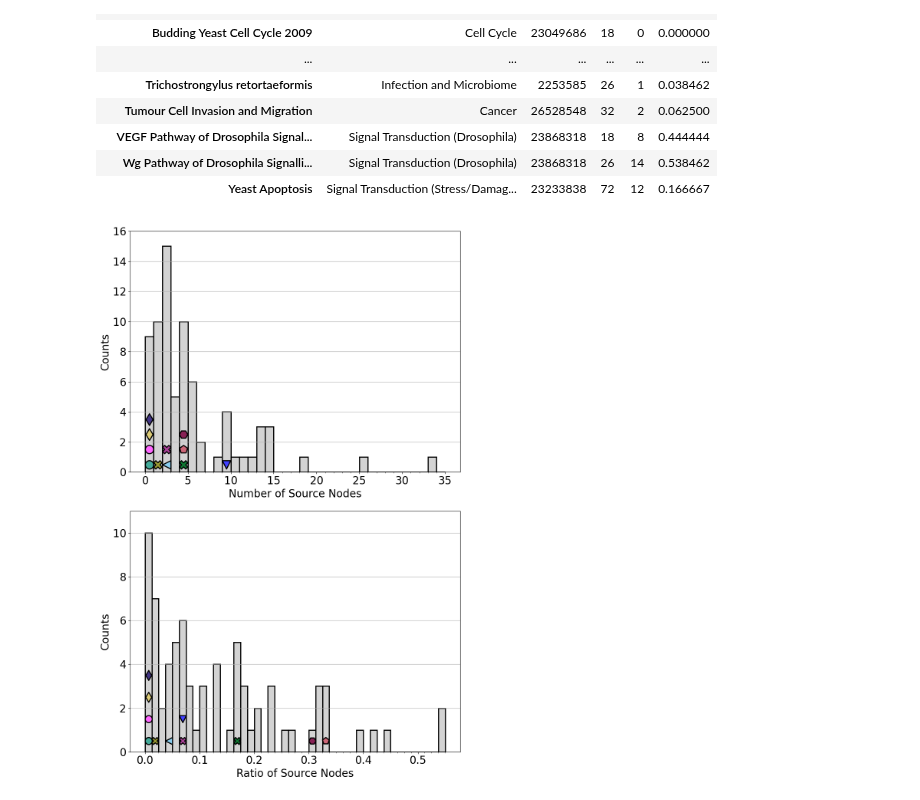
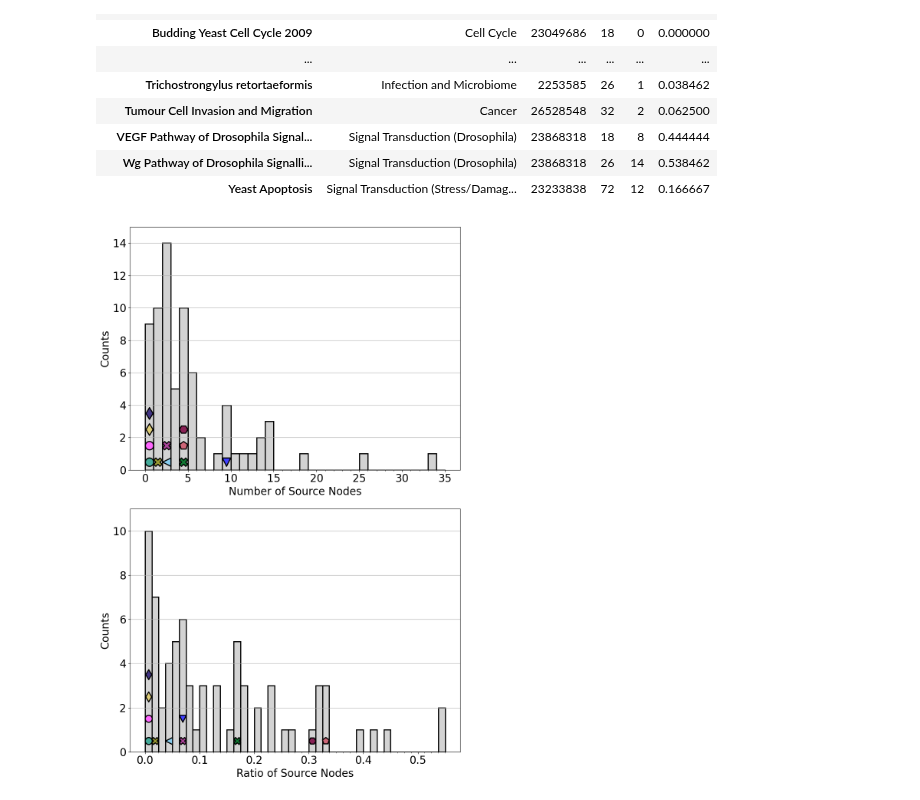
Before and after one commit to kyuhyongpark/cubewalkers-analysis, a Jupyter notebook: source_nodes_plots.ipynb, the cells around one changed output. Drawn from its saved outputs; the diff is of its cells as text; code cells hidden in the pictures.

Commit message:
fix plot errors coming from wrong models in corrected

```diff
--- a/source_nodes_plots.ipynb
+++ b/source_nodes_plots.ipynb
@@ -20,18 +20,21 @@ names = []
 N = []
 NS = []
 for name in QC["name"]:
-    names.append(name)
-    with open(f"models/{models_dir}/{name}.txt", "r") as f:
-        nt = 0
-        ns = 0
-        for row in f:
-            if row[0] == "#":
-                continue
-            nt += 1
-            if row.split(",")[0].strip() == row.split(",")[1].strip():
-                ns += 1
-        N.append(nt)
-        NS.append(ns)
+    try:
+        with open(f"models/{models_dir}/{name}.txt", "r") as f:
+            nt = 0
+            ns = 0
+            for row in f:
+                if row[0] == "#":
+                    continue
+                nt += 1
+                if row.split(",")[0].strip() == row.split(",")[1].strip():
+                    ns += 1
+            names.append(name)
+            N.append(nt)
+            NS.append(ns)
+    except:
+        continue
 
 NDF = pd.DataFrame({
     "name": names,
@@ -105,36 +108,36 @@ fig,ax = plt.subplots(2,1,figsize=(10,15))
 ax[0].hist(QC["NS"], bins=35, range=(0,35), edgecolor="k", color="lightgrey", linewidth=2)
 ax[0].set_xlabel("Number of Source Nodes")
 ax[0].set_ylabel("Counts")
-ax[0].set_yticks(range(0,17,2))
+ax[0].set_yticks(range(0,15,2))
 ax[0].set_xticks(range(0,35), minor=True)
-ax[0].set_ylim((0, 16))
+ax[0].set_ylim((0, 15))
 ax[0].grid(axis="y")
 
 count = np.zeros(10) # Highlighted models have at most 10 source nodes
 for model, color in highlight_color_dict.items():
     count[QC["NS"][model]] += 1
     ax[0].scatter(x=0.5+QC["NS"][model], y=count[QC["NS"][model]]-0.5, marker=category_symbol_dict[QC["category"][model]], c=color, s=0.7*highlight_marker_size, linewidths=2, edgecolor="k")
 
 
 ax[1].hist(QC["NS/N"], bins=[i*0.0125 for i in range(45)], edgecolor="k", color="lightgrey", linewidth=2)
 ax[1].set_xlabel("Ratio of Source Nodes")
 ax[1].set_ylabel("Counts")
 ax[1].set_yticks(range(0,11,2))
 ax[1].set_xticks([i*0.0125 for i in range(45)], minor=True)
 ax[1].set_ylim((0, 11))
 ax[1].grid(axis="y")
 
 for i in range(45):
     x = (i+0.5)*0.0125
     for idx, model in enumerate(highlight_list_source[i]):
         ax[1].scatter(x=x, y=idx+0.5, marker=model[0], c=model[1], s=0.5*highlight_marker_size, linewidths=2, edgecolor="k")
 
 plt.tight_layout()
 plt.savefig(f"./data/{models_dir}/figures/sources.png")
 plt.savefig(f"./data/{models_dir}/figures/sources.pdf")
 plt.show()
 # %% [output]
-[figure, old version]
+[figure, new version]
 # %%
 fig,ax = plt.subplots(1,1,figsize=(10,7.5), sharey=True)
 ax.hist(QC["NS"], bins=35, range=(0,35), edgecolor="k", color="lightgrey", linewidth=2)
```
Also changed, not shown: parts of 1 cell of this notebook, 6 other files.
